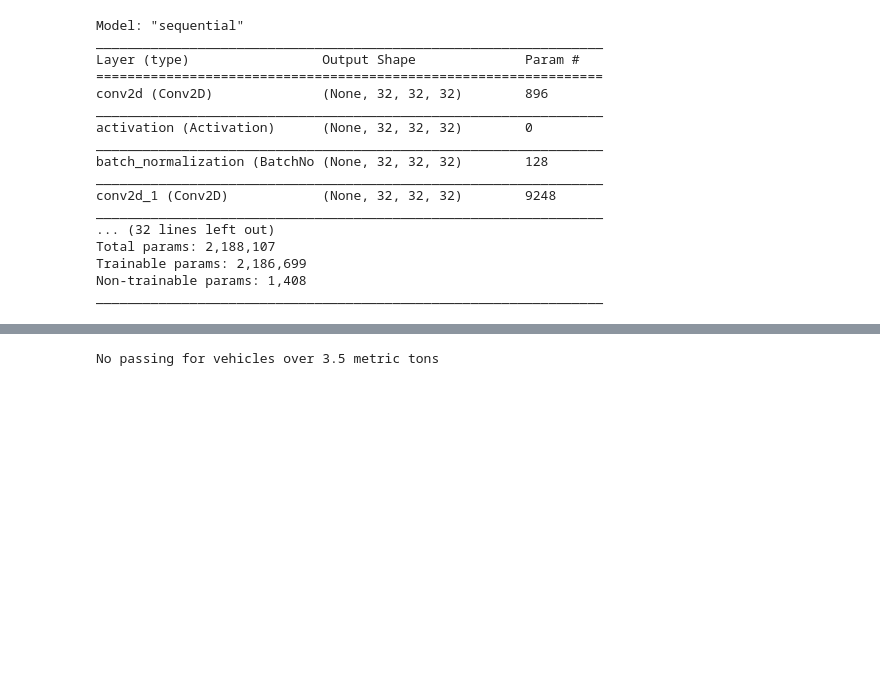
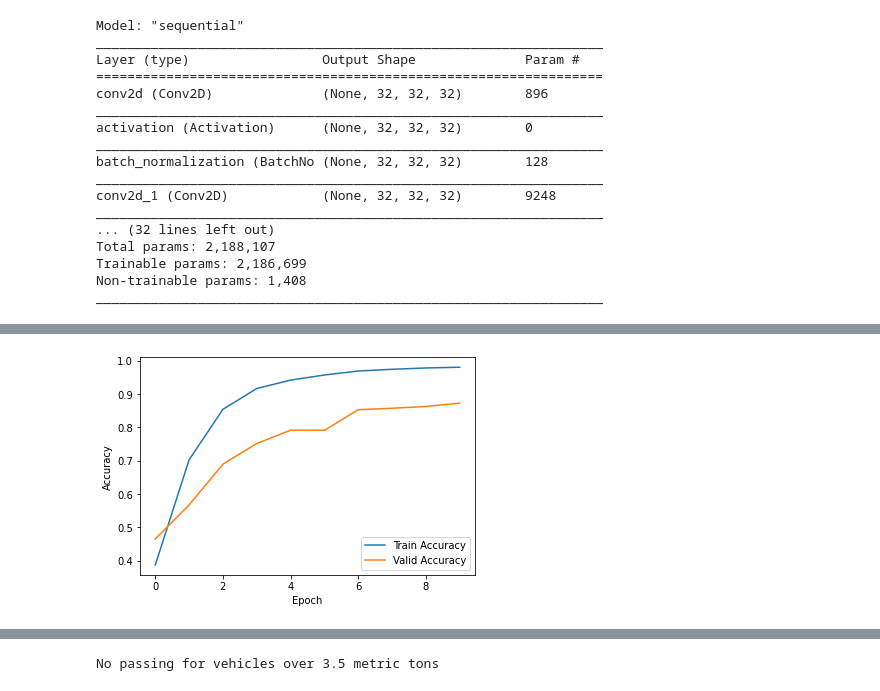
Before and after one commit to TanThinNguyen/protonx-dl-course, a Jupyter notebook: Bai2/Bai2_Road_Signal_Classification.ipynb, the cells around one changed output, grey strips where cells are left out. Cells and saved outputs as stored; diff of their text form; code cells hidden in the pictures; blank space fills up the shorter version.

```diff
--- a/Bai2/Bai2_Road_Signal_Classification.ipynb
+++ b/Bai2/Bai2_Road_Signal_Classification.ipynb
@@ -291,6 +307,22 @@ Epoch 10/10
 # %%
 # lưu lại model sau khi train xong
 model.save("nguyennet.h5")
+# %%
+# Biểu đố
+import matplotlib.pyplot as plt
+
+plt.figure()
+
+plt.xlabel("Epoch")
+plt.ylabel("Accuracy")
+
+plt.plot(H.epoch, H.history["accuracy"], label="Train Accuracy")
+plt.plot(H.epoch, H.history["val_accuracy"], label="Valid Accuracy")
+
+plt.legend()
+plt.show()
+# %% [output]
+[figure, added]
 # %%
 # dự đoán trên tập test
 idx = 750
```
Also changed, not shown: parts of 7 cells of this notebook.
